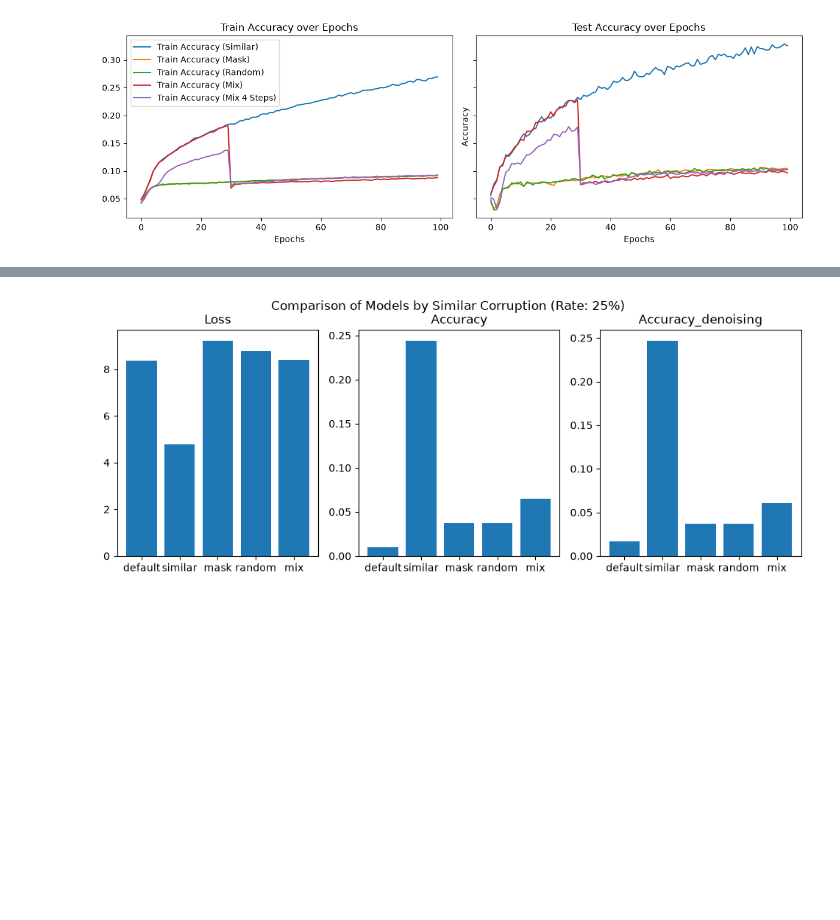
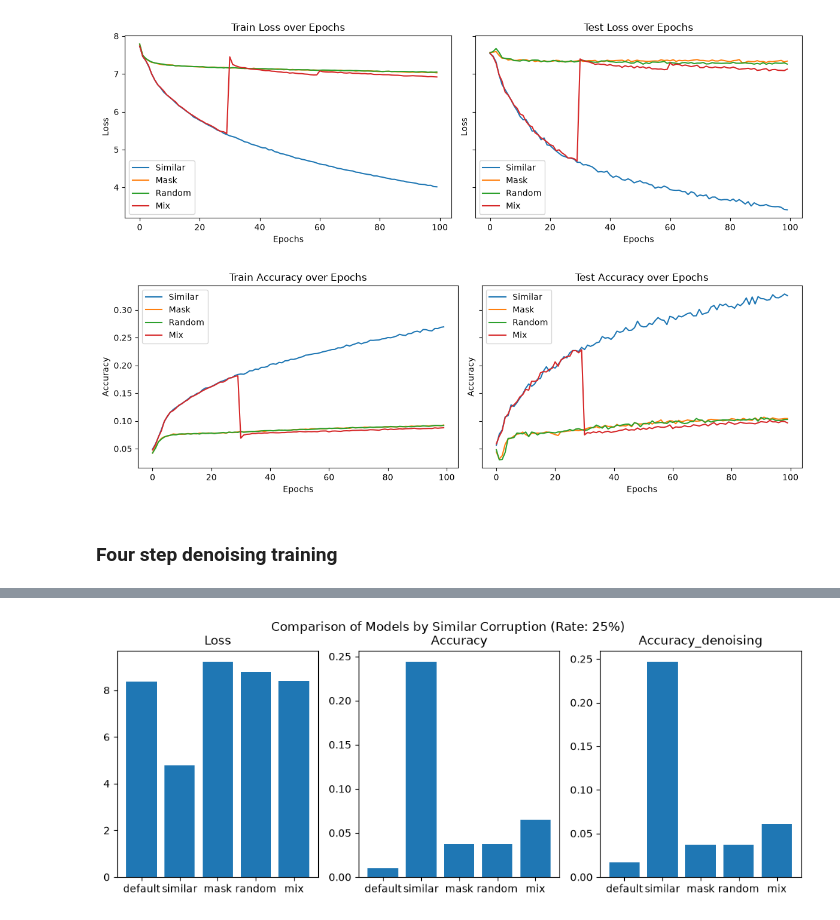
Before and after one commit to AndreRab/Multi-Phase-Corruption-Curriculum-for-Diffusion-Language-Models-training, a Jupyter notebook: results/results.ipynb, the cells around one changed output, grey strips where cells are left out. Drawn from its saved outputs; the diff is of its cells as text; code cells hidden in the pictures; blank space fills up the shorter version.

Commit message:
Results for 4 step training added

```diff
--- a/results/results.ipynb
+++ b/results/results.ipynb
@@ -39,8 +43,7 @@ def get_mean_by_epoch(
                 mean_data[key] = data[key]
     return mean_data
 
-mean_similar = get_mean_by_epoch(similar)
-mean_mask = get_mean_by_epoch(mask)
-mean_random = get_mean_by_epoch(random)
-mean_mix = get_mean_by_epoch(mix)
-mean_mix_4_steps = get_mean_by_epoch(mix_4_steps)
+mean_similar_one_step = get_mean_by_epoch(similar_one_step)
+mean_mask_one_step = get_mean_by_epoch(mask_one_step)
+mean_random_one_step = get_mean_by_epoch(random_one_step)
+mean_mix_one_step = get_mean_by_epoch(mix_one_step)
@@ -75,28 +50,40 @@ plt.show()
-# %%
-import matplotlib.pyplot as plt
-
-fig, axes = plt.subplots(1, 2, figsize=(12, 4), sharey=True)
-
-axes[0].plot(mean_similar['train_acc'], label='Train Accuracy (Similar)')
-axes[0].plot(mean_mask['train_acc'], label='Train Accuracy (Mask)')
-axes[0].plot(mean_random['train_acc'], label='Train Accuracy (Random)')
-axes[0].plot(mean_mix['train_acc'], label='Train Accuracy (Mix)')
-axes[0].plot(mean_mix_4_steps['train_acc'], label='Train Accuracy (Mix 4 Steps)')
-axes[0].set_title('Train Accuracy over Epochs')
-axes[0].set_xlabel('Epochs')
-axes[0].legend()
-
-axes[1].plot(mean_similar['test_acc'], label='Test Accuracy (Similar)')
-axes[1].plot(mean_mask['test_acc'], label='Test Accuracy (Mask)')
-axes[1].plot(mean_random['test_acc'], label='Test Accuracy (Random)')
-axes[1].plot(mean_mix['test_acc'], label='Test Accuracy (Mix)')
-axes[1].plot(mean_mix_4_steps['test_acc'], label='Test Accuracy (Mix 4 Steps)')
-axes[1].set_title('Test Accuracy over Epochs')
-axes[1].set_xlabel('Epochs')
-axes[1].set_ylabel('Accuracy')
-axes[0].legend()
-
-plt.tight_layout()
-plt.show()
-# %% [output]
-[figure, removed]
+# %%
+def plot_train_test_metric(results, metric, ylabel=None):
+    _, axes = plt.subplots(1, 2, figsize=(12, 4), sharey=True)
+
+    for name, df in results.items():
+        axes[0].plot(df[f"train_{metric}"], label=name)
+        axes[1].plot(df[f"test_{metric}"], label=name)
+
+    metric_title = {
+        "loss": "Loss",
+        "acc": "Accuracy"
+    }.get(metric, metric.capitalize())
+
+    axes[0].set_title(f"Train {metric_title} over Epochs")
+    axes[0].set_xlabel("Epochs")
+    axes[0].set_ylabel(ylabel or metric_title)
+    axes[0].legend()
+
+    axes[1].set_title(f"Test {metric_title} over Epochs")
+    axes[1].set_xlabel("Epochs")
+    axes[1].set_ylabel(ylabel or metric_title)
+    axes[1].legend()
+
+    plt.tight_layout()
+    plt.show()
+# %%
+results_one_step = {
+    "Similar": mean_similar_one_step,
+    "Mask": mean_mask_one_step,
+    "Random": mean_random_one_step,
+    "Mix": mean_mix_one_step
+}
+# %%
+plot_train_test_metric(results_one_step, "loss", ylabel="Loss")
+plot_train_test_metric(results_one_step, "acc", ylabel="Accuracy")
+# %% [output]
+[figure, added]
+[figure, added]
+# %% [markdown]
+### Four step denoising training
```
Also changed, not shown: parts of 14 cells of this notebook.
